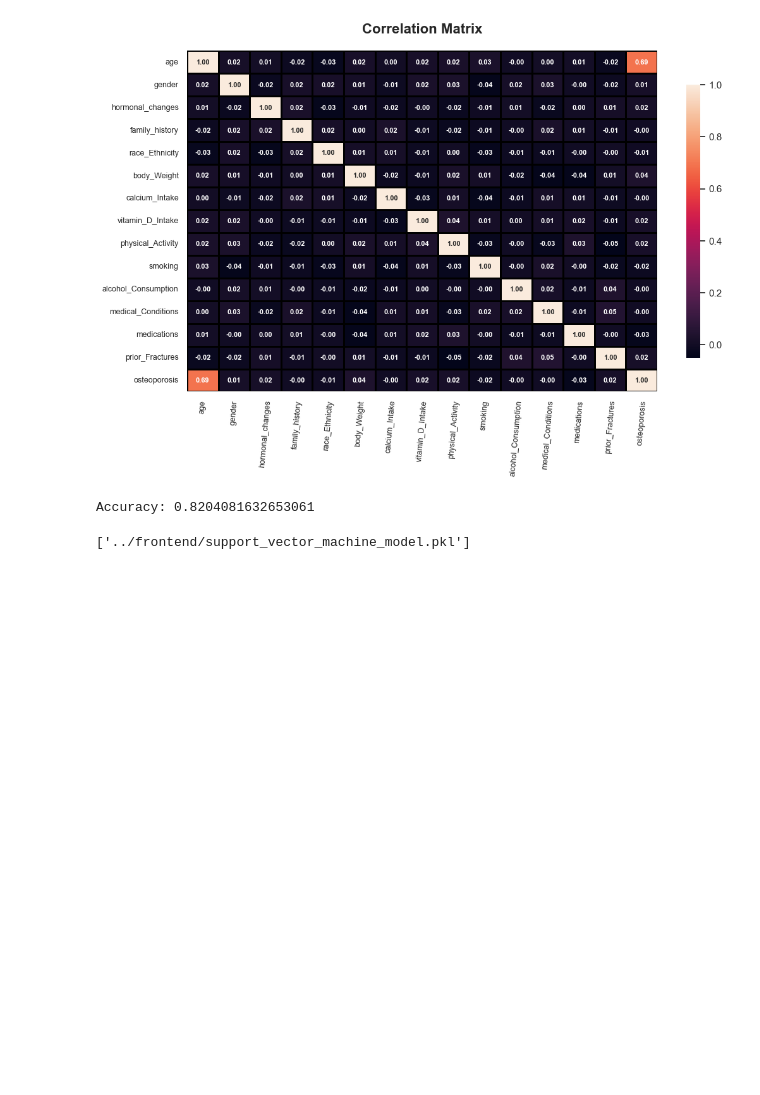
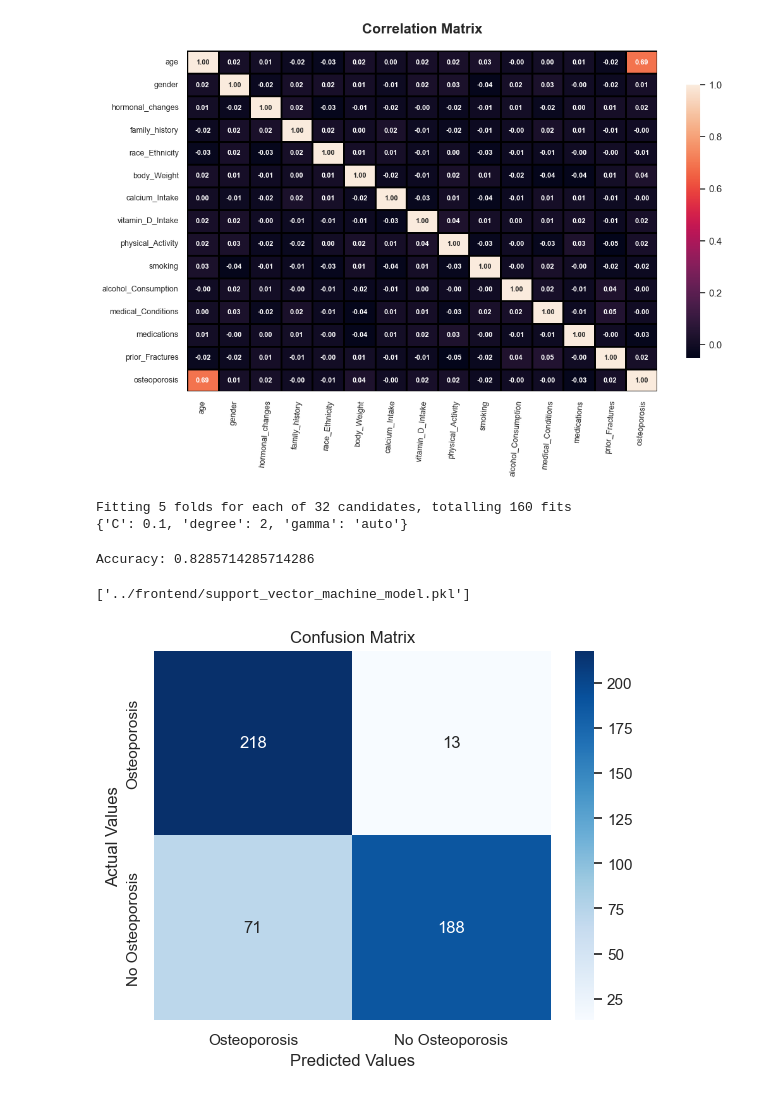
Before and after one commit to dyltran/osteoporosis-risk, a Jupyter notebook: notebooks/pipeline_VietThy.ipynb, the cells around one changed output. Drawn from its saved outputs; the diff is of its cells as text; code cells hidden in the pictures; blank space fills up the shorter version.

```diff
--- a/notebooks/pipeline_VietThy.ipynb
+++ b/notebooks/pipeline_VietThy.ipynb
@@ -260,24 +260,58 @@ from sklearn.model_selection import train_test_split
 X_train, X_test, y_train, y_test = train_test_split(df.drop('osteoporosis', axis = 1), df['osteoporosis'], test_size = 0.25, random_state = 2025)
 # %%
 from sklearn.svm import SVC
+from sklearn.model_selection import GridSearchCV
 from sklearn.metrics import accuracy_score
-import joblib
 
-#create a support vector machine model
-support_vector_machine_model = SVC(random_state = 2025)
+support_vector_model = SVC(random_state = 2025)
 
-#train model on training data
-support_vector_machine_model.fit(X_train, y_train)
+parameter_grid = {'C':[0.1, 1, 10, 100],
+'degree': [2,3,4,5], 'gamma': ['scale', 'auto']
+                 }
 
-#make prodictions from patters
-y_pred = support_vector_machine_model.predict(X_test)
+grid_search = GridSearchCV(support_vector_model, param_grid = parameter_grid, refit = True, verbose = 3, cv = 5, n_jobs = -1)
 
-#calculate accuracy
-accuracy = accuracy_score(y_test, y_pred)
+grid_search.fit(X_train, y_train)
 
-print(f'Accuracy: {accuracy}')
-
-joblib.dump(support_vector_machine_model, '../frontend/support_vector_machine_model.pkl')
+print(grid_search.best_params_)
 # %% [output]
-Accuracy: 0.8204081632653061
+Fitting 5 folds for each of 32 candidates, totalling 160 fits
+{'C': 0.1, 'degree': 2, 'gamma': 'auto'}
-['../frontend/support_vector_machine_model.pkl']
+# %%
+import joblib
+
+#create a support vector machine model
+support_vector_model = SVC(C = 0.1, degree = 2, gamma = 'auto' , kernel = 'linear', random_state = 2025)
+
+#train model on training data
+support_vector_model.fit(X_train, y_train)
+
+#make prodictions from patters
+y_pred = support_vector_model.predict(X_test)
+
+#calculate accuracy
+accuracy = accuracy_score(y_test, y_pred)
+
+print(f'Accuracy: {accuracy}')
+
+joblib.dump(support_vector_model, '../frontend/support_vector_machine_model.pkl')
+# %% [output]
+Accuracy: 0.8285714285714286
+['../frontend/support_vector_machine_model.pkl']
+# %%
+from sklearn.metrics import confusion_matrix
+#create confusion matrix
+confusion_matrix = confusion_matrix(y_test, y_pred)
+
+#plot heatmap with lables for readability
+sns.heatmap(confusion_matrix, annot = True, fmt = 'g', cmap = 'Blues', xticklabels = ['Osteoporosis', 'No Osteoporosis'],
+            yticklabels = ['Osteoporosis', 'No Osteoporosis'])
+
+#set the title and labels
+plt.title('Confusion Matrix')
+plt.xlabel('Predicted Values')
+plt.ylabel('Actual Values')
+
+plt.show()
+# %% [output]
+[figure, added]
```
Also changed, not shown: parts of 1 cell of this notebook.
